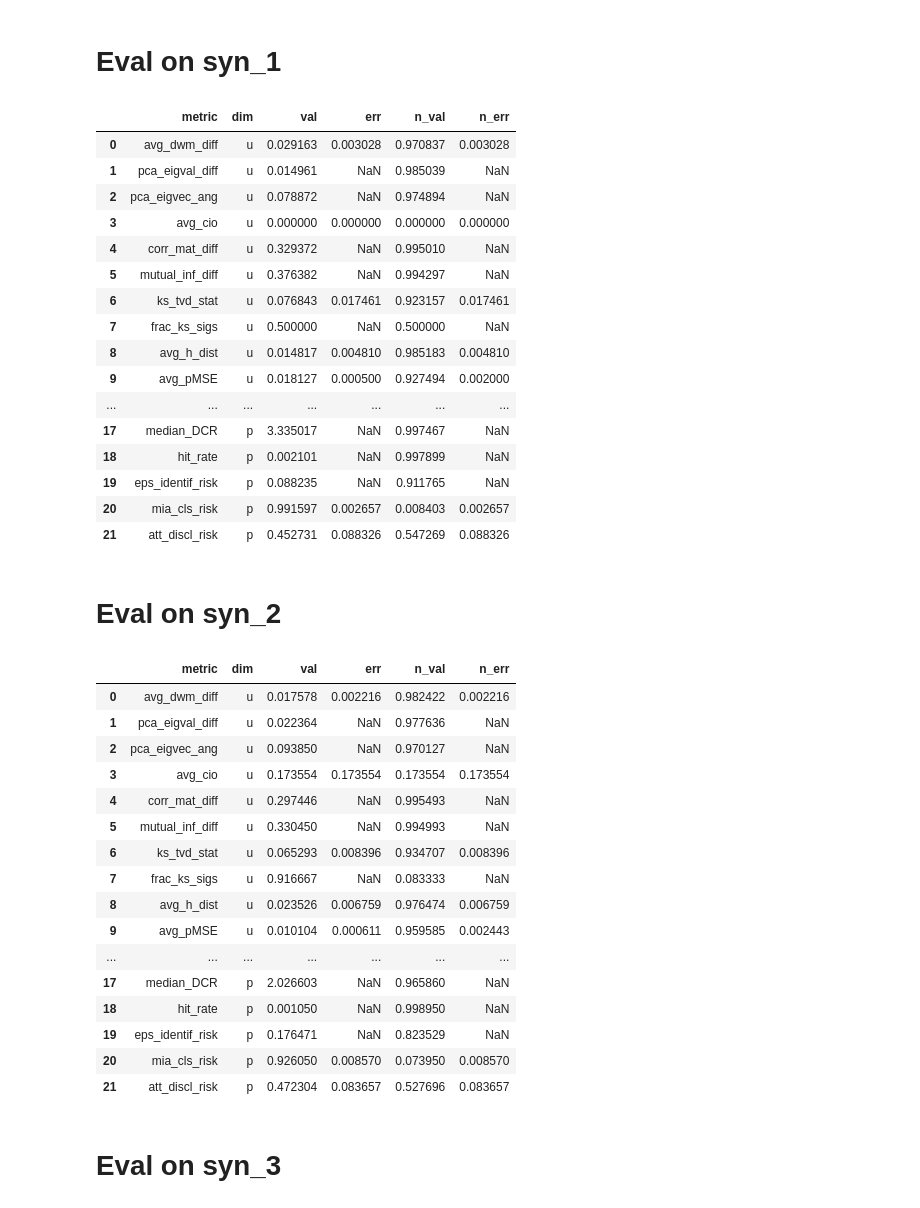
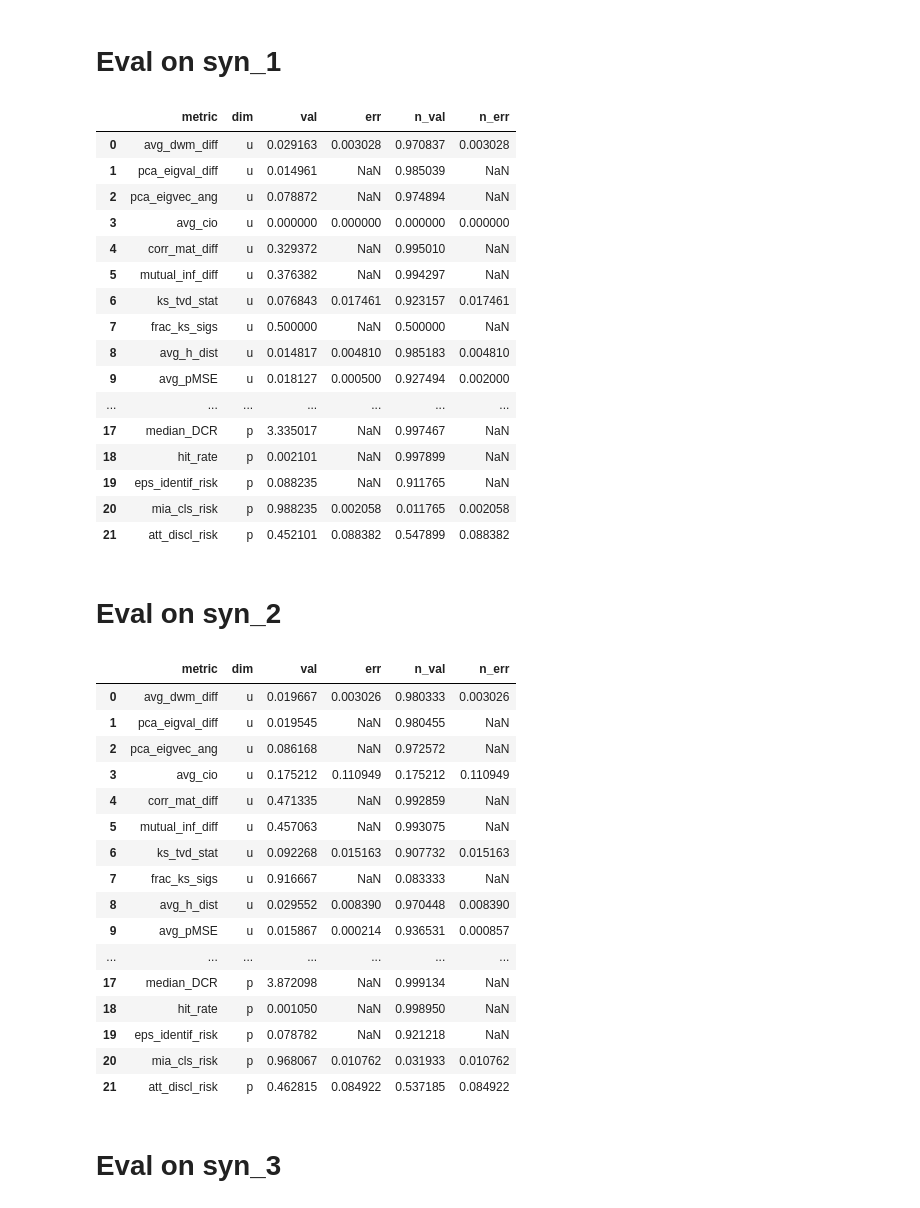
Before and after one commit to LucasBrynk/synthe_size_me, a Jupyter notebook: hearts_syn/hearts_adsgan_syn.ipynb, the cells around one changed output. Cells and saved outputs as stored; diff of their text form; code cells hidden in the pictures.

```diff
--- a/hearts_syn/hearts_adsgan_syn.ipynb
+++ b/hearts_syn/hearts_adsgan_syn.ipynb
@@ -363,6 +354,9 @@ stack_synth_only_syn = stack_synth_only_syn.iloc[:, 1:]
 # Read train and test data (this is base/real train and test data, not the stack data)
 data_train = pd.read_csv("Data\hearts_train.csv")
 data_test = pd.read_csv("Data\hearts_test.csv")
+
+# Count of data_real
+real_count = data_real.shape[0]
 
 # Read syn_v1 data
 data_syn = pd.read_csv(f"{gen_method}\hearts_syn_v1.csv").round(1)
@@ -390,7 +384,7 @@ res_real
 | 17 | median_DCR | p | 3.335017 | NaN | 0.997467 | NaN |
 | 18 | hit_rate | p | 0.002101 | NaN | 0.997899 | NaN |
 | 19 | eps_identif_risk | p | 0.088235 | NaN | 0.911765 | NaN |
-| 20 | mia_cls_risk | p | 0.991597 | 0.002657 | 0.008403 | 0.002657 |
-| 21 | att_discl_risk | p | 0.452731 | 0.088326 | 0.547269 | 0.088326 |
+| 20 | mia_cls_risk | p | 0.988235 | 0.002058 | 0.011765 | 0.002058 |
+| 21 | att_discl_risk | p | 0.452101 | 0.088382 | 0.547899 | 0.088382 |
 # %% [markdown]
 # Eval on syn_2
@@ -397,35 +403,28 @@ res_real
 # %%
-# Read train and test data from stack_v1
-data_train = pd.read_csv(f"{gen_method}\hearts_stack_v1_train.csv")
-data_test = pd.read_csv(f"{gen_method}\hearts_stack_v1_test.csv")
-
-# Read syn_v2 data
-data_syn = pd.read_csv(f"{gen_method}\hearts_syn_v2.csv").round(1)
-
-# Remove first column
-data_syn = data_syn.iloc[:, 1:]
+# Read syn_v2 sample
+data_syn = pd.read_csv(f"{gen_method}\syn_v2_sample.csv")
 
 # SynthEval
 S = SynthEval(data_train, holdout_dataframe=data_test, verbose=0)
 res_stack_v1 = S.evaluate(data_syn,target,"full_eval")
 res_stack_v1
 # %% [output]
 |  | metric | dim | val | err | n_val | n_err |
-| 0 | avg_dwm_diff | u | 0.017578 | 0.002216 | 0.982422 | 0.002216 |
-| 1 | pca_eigval_diff | u | 0.022364 | NaN | 0.977636 | NaN |
-| 2 | pca_eigvec_ang | u | 0.093850 | NaN | 0.970127 | NaN |
-| 3 | avg_cio | u | 0.173554 | 0.173554 | 0.173554 | 0.173554 |
-| 4 | corr_mat_diff | u | 0.297446 | NaN | 0.995493 | NaN |
-| 5 | mutual_inf_diff | u | 0.330450 | NaN | 0.994993 | NaN |
-| 6 | ks_tvd_stat | u | 0.065293 | 0.008396 | 0.934707 | 0.008396 |
+| 0 | avg_dwm_diff | u | 0.019667 | 0.003026 | 0.980333 | 0.003026 |
+| 1 | pca_eigval_diff | u | 0.019545 | NaN | 0.980455 | NaN |
+| 2 | pca_eigvec_ang | u | 0.086168 | NaN | 0.972572 | NaN |
+| 3 | avg_cio | u | 0.175212 | 0.110949 | 0.175212 | 0.110949 |
+| 4 | corr_mat_diff | u | 0.471335 | NaN | 0.992859 | NaN |
+| 5 | mutual_inf_diff | u | 0.457063 | NaN | 0.993075 | NaN |
+| 6 | ks_tvd_stat | u | 0.092268 | 0.015163 | 0.907732 | 0.015163 |
 | 7 | frac_ks_sigs | u | 0.916667 | NaN | 0.083333 | NaN |
-| 8 | avg_h_dist | u | 0.023526 | 0.006759 | 0.976474 | 0.006759 |
-| 9 | avg_pMSE | u | 0.010104 | 0.000611 | 0.959585 | 0.002443 |
+| 8 | avg_h_dist | u | 0.029552 | 0.008390 | 0.970448 | 0.008390 |
+| 9 | avg_pMSE | u | 0.015867 | 0.000214 | 0.936531 | 0.000857 |
 | ... | ... | ... | ... | ... | ... | ... |
-| 17 | median_DCR | p | 2.026603 | NaN | 0.965860 | NaN |
+| 17 | median_DCR | p | 3.872098 | NaN | 0.999134 | NaN |
 | 18 | hit_rate | p | 0.001050 | NaN | 0.998950 | NaN |
-| 19 | eps_identif_risk | p | 0.176471 | NaN | 0.823529 | NaN |
-| 20 | mia_cls_risk | p | 0.926050 | 0.008570 | 0.073950 | 0.008570 |
-| 21 | att_discl_risk | p | 0.472304 | 0.083657 | 0.527696 | 0.083657 |
+| 19 | eps_identif_risk | p | 0.078782 | NaN | 0.921218 | NaN |
+| 20 | mia_cls_risk | p | 0.968067 | 0.010762 | 0.031933 | 0.010762 |
+| 21 | att_discl_risk | p | 0.462815 | 0.084922 | 0.537185 | 0.084922 |
 # %% [markdown]
 # Eval on syn_3
```
Also changed, not shown: parts of 38 cells of this notebook.
